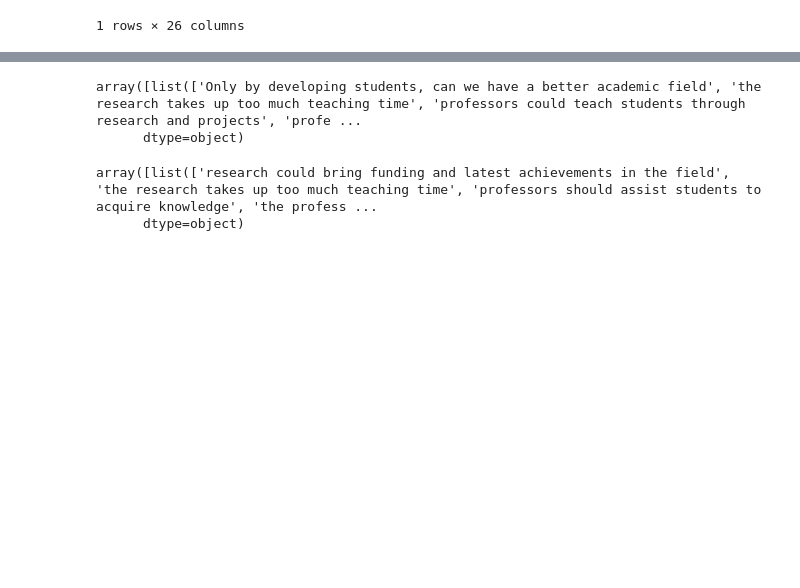
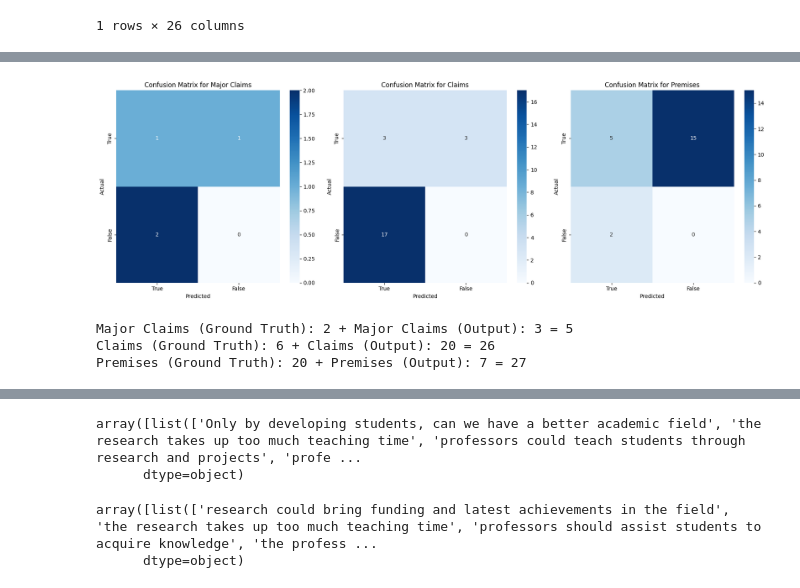
Before and after one commit to BF-DS/argument-mining, a Jupyter notebook: openai-test.ipynb, the cells around one changed output, grey strips where cells are left out. Drawn from its saved outputs; the diff is of its cells as text; code cells hidden in the pictures; blank space fills up the shorter version.

Commit message:
confusion matrix for argument components

```diff
--- a/openai-test.ipynb
+++ b/openai-test.ipynb
@@ -847,0 +810,67 @@ plot_confusion_matrix(
+# %%
+import matplotlib.pyplot as plt
+
+# Calculate the sums for each category
+total_tp_mc = merged_df['MajorClaims_TP'].sum()
+total_fn_mc = merged_df['MajorClaims_FN'].sum()
+total_fp_mc = merged_df['MajorClaims_FP'].sum()
+total_tn_mc = merged_df['MajorClaims_TN'].sum()
+
+total_tp_c = merged_df['Claims_TP'].sum()
+total_fn_c = merged_df['Claims_FN'].sum()
+total_fp_c = merged_df['Claims_FP'].sum()
+total_tn_c = merged_df['Claims_TN'].sum()
+
+total_tp_p = merged_df['Premises_TP'].sum()
+total_fn_p = merged_df['Premises_FN'].sum()
+total_fp_p = merged_df['Premises_FP'].sum()
+total_tn_p = merged_df['Premises_TN'].sum()
+
+# Create confusion matrices
+confusion_matrix_mc = [[total_tp_mc, total_fn_mc], [total_fp_mc, total_tn_mc]]
+confusion_matrix_c = [[total_tp_c, total_fn_c], [total_fp_c, total_tn_c]]
+confusion_matrix_p = [[total_tp_p, total_fn_p], [total_fp_p, total_tn_p]]
+
+# Plot confusion matrices
+fig, axes = plt.subplots(1, 3, figsize=(18, 6))
+
+sns.heatmap(confusion_matrix_mc, annot=True, fmt='d', cmap='Blues', ax=axes[0])
+axes[0].set_title('Confusion Matrix for Major Claims')
+axes[0].set_xlabel('Predicted')
+axes[0].set_ylabel('Actual')
+axes[0].set_xticklabels(['True', 'False'])
+axes[0].set_yticklabels(['True', 'False'])
+
+sns.heatmap(confusion_matrix_c, annot=True, fmt='d', cmap='Blues', ax=axes[1])
+axes[1].set_title('Confusion Matrix for Claims')
+axes[1].set_xlabel('Predicted')
+axes[1].set_ylabel('Actual')
+axes[1].set_xticklabels(['True', 'False'])
+axes[1].set_yticklabels(['True', 'False'])
+
+sns.heatmap(confusion_matrix_p, annot=True, fmt='d', cmap='Blues', ax=axes[2])
+axes[2].set_title('Confusion Matrix for Premises')
+axes[2].set_xlabel('Predicted')
+axes[2].set_ylabel('Actual')
+axes[2].set_xticklabels(['True', 'False'])
+axes[2].set_yticklabels(['True', 'False'])
+
+plt.tight_layout()
+plt.show()
+# %% [output]
+[figure, added]
+# %%
+count_major_claims_eval = len(merged_df['major_claims_eval'].values[0])
+count_major_claims_os = len(merged_df['major_claims_os'].values[0])
+count_claims_eval = len(merged_df['claims_eval'].values[0])
+count_claims_os = len(merged_df['claims_os'].values[0])
+count_premises_eval = len(merged_df['premises_eval'].values[0])
+count_premises_os = len(merged_df['premises_os'].values[0])
+
+print(f"Major Claims (Ground Truth): {count_major_claims_eval} + Major Claims (Output): {count_major_claims_os} = {count_major_claims_eval + count_major_claims_os}")
+print(f"Claims (Ground Truth): {count_claims_eval} + Claims (Output): {count_claims_os} = {count_claims_eval + count_claims_os}")
+print(f"Premises (Ground Truth): {count_premises_eval} + Premises (Output): {count_premises_os} = {count_premises_eval + count_premises_os}")
+# %% [output]
+Major Claims (Ground Truth): 2 + Major Claims (Output): 3 = 5
+Claims (Ground Truth): 6 + Claims (Output): 20 = 26
+Premises (Ground Truth): 20 + Premises (Output): 7 = 27
```
Also changed, not shown: parts of 6 cells of this notebook, 1 other file.
